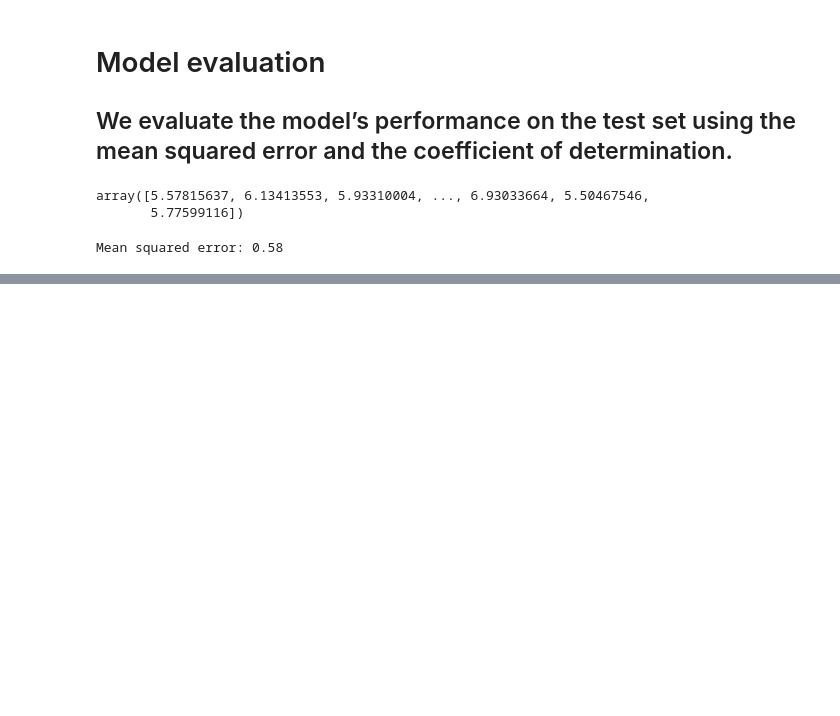
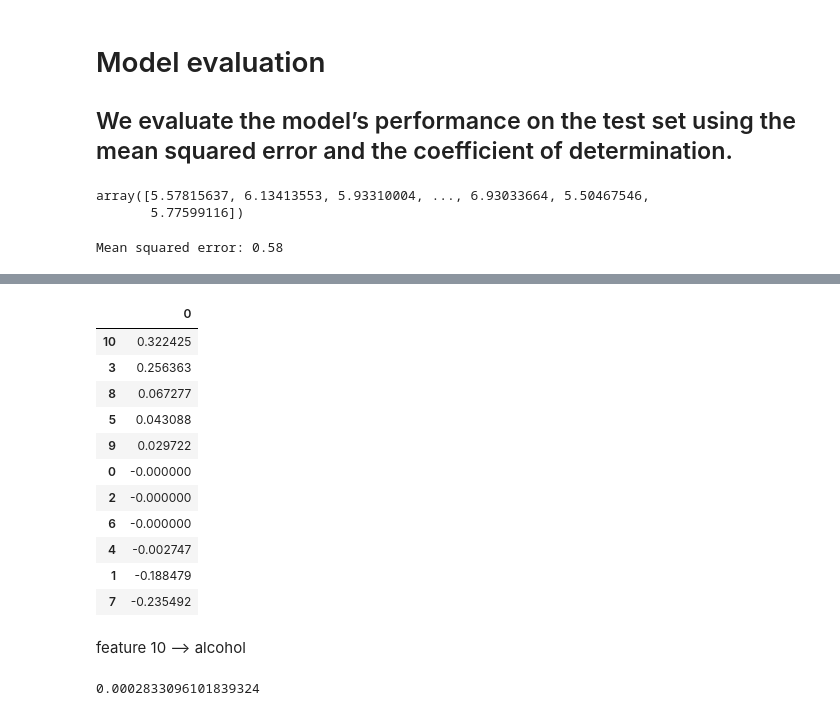
Before and after one commit to Mnr04/Ml_course, a Jupyter notebook: Assignment_04.ipynb, the cells around one changed output, grey strips where cells are left out. Cells and saved outputs as stored; diff of their text form; code cells hidden in the pictures; blank space fills up the shorter version.

```diff
--- a/Assignment_04.ipynb
+++ b/Assignment_04.ipynb
@@ -81,0 +135,30 @@ Mean squared error: 0.58
+# %%
+#Which feature is the least informative in predicting wine quality, according to this LASSO model?
+
+coef = lasso1.coef_
+lasso1_coef = pd.DataFrame(coef)
+lasso1_coef
+lasso1_coef.sort_values(by=[0], ascending=False)
+# %% [output]
+|  | 0 |
+| 10 | 0.322425 |
+| 3 | 0.256363 |
+| 8 | 0.067277 |
+| 5 | 0.043088 |
+| 9 | 0.029722 |
+| 0 | -0.000000 |
+| 2 | -0.000000 |
+| 6 | -0.000000 |
+| 4 | -0.002747 |
+| 1 | -0.188479 |
+| 7 | -0.235492 |
+# %% [markdown]
+feature 10 --> alcohol
+# %%
+#Train LassoCV with random_state=17 to choose the best value of alpha in 5-fold cross-validation.
+
+alphas = np.logspace(-6, 2, 200)
+lasso_cv = LassoCV(cv=5, random_state=17, alphas=alphas).fit(X_train_scaled, y_train)
+lasso_cv.alpha_
+# %% [output]
+0.0002833096101839324
```
Also changed, not shown: parts of 28 cells of this notebook.
